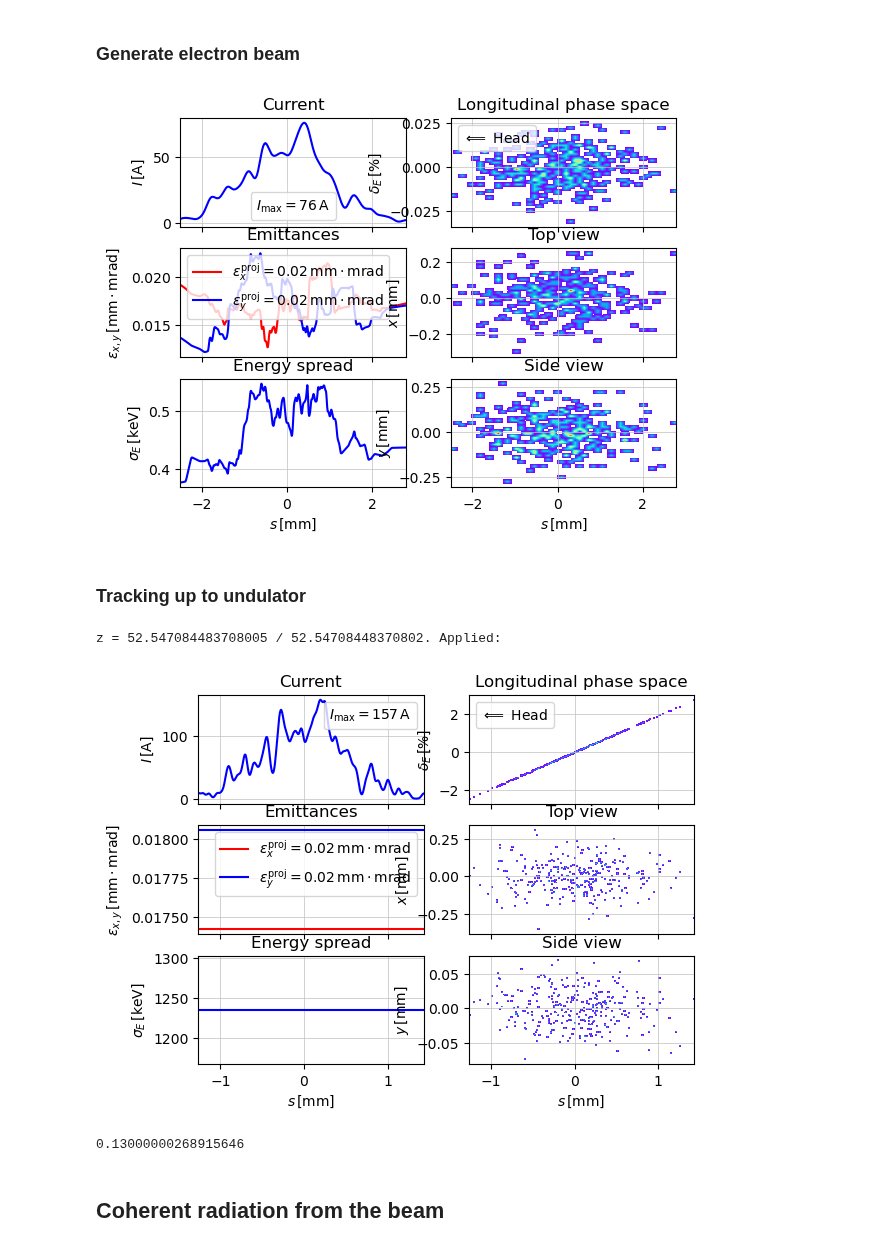
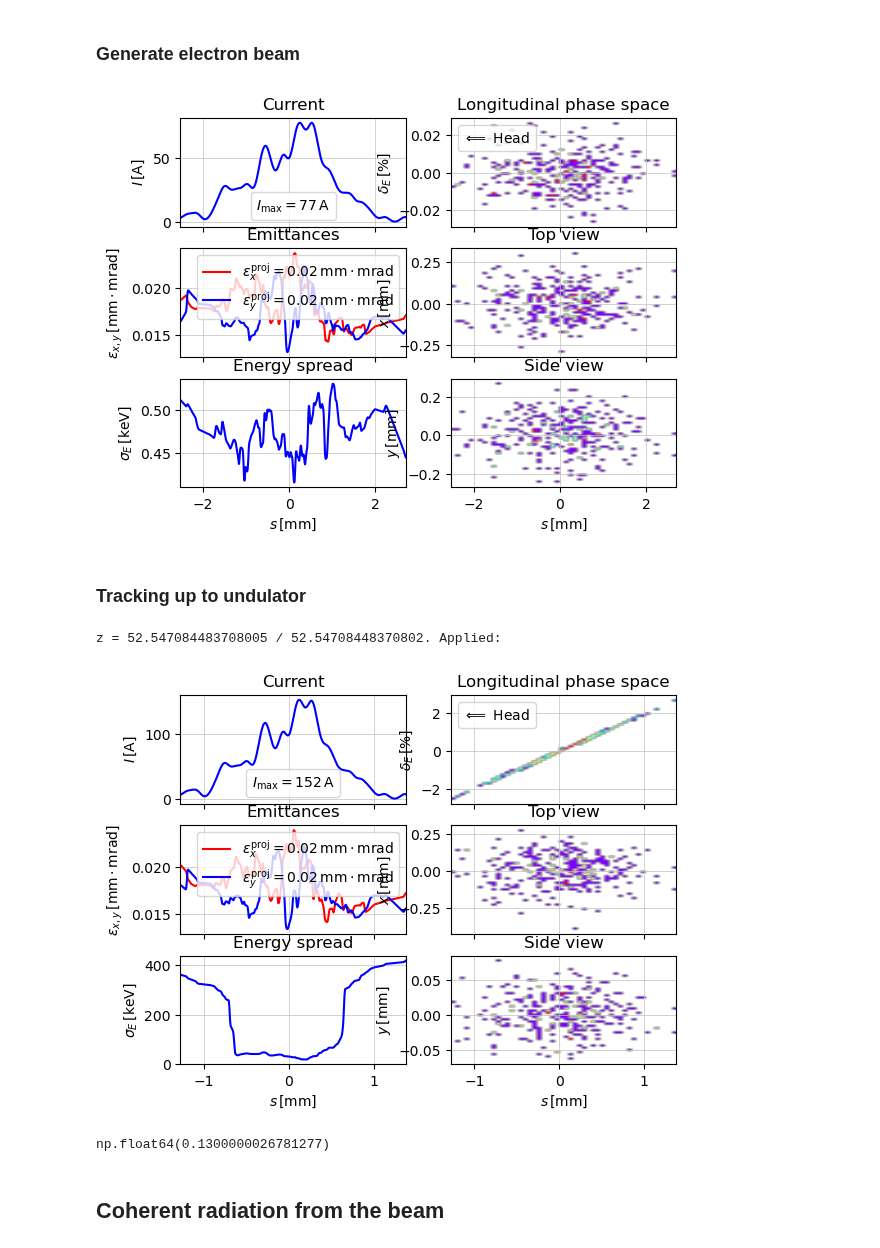
Before and after one commit to ocelot-collab/ocelot, a Jupyter notebook: demos/ipython_tutorials/9_thz_source.ipynb, the cells around one changed output. Saved outputs shown, nothing was run; the diff lists cells and outputs as text; code cells hidden in the pictures.

```diff
--- a/demos/ipython_tutorials/9_thz_source.ipynb
+++ b/demos/ipython_tutorials/9_thz_source.ipynb
@@ -274,29 +271,29 @@ lat.update_transfer_maps()
 # %% [markdown]
 ### Generate electron beam
 # %%
-np.random.seed(10)
+np.random.seed(30)
 parray = generate_parray(sigma_x=0.0001, sigma_px=2e-05, sigma_y=None, sigma_py=None,
                          sigma_tau=0.001, sigma_p=0.0001, chirp=0.0, charge=0.5e-09,
-                         nparticles=300, energy=0.005, tau_trunc=None)
+                         nparticles=300, energy=0.005, tau_trunc=None, shape="gauss")
 
 show_e_beam(parray,nparts_in_slice=50,smooth_param=0.1, nbins_x=50, nbins_y=50, nfig=10)
 plt.show()
 # %% [output]
-[figure, old version]
+[figure, new version]
 # %% [markdown]
 ### Tracking up to undulator
 # %%
 navi = Navigator(lat)
 tws_track, parray = track(lat, parray, navi)
-show_e_beam(parray, nfig=201)
+show_e_beam(parray, nparts_in_slice=50,smooth_param=0.1, nbins_x=50, nbins_y=50, nfig=201)
 plt.show()
 # %% [output]
 z = 52.547084483708005 / 52.54708448370802. Applied:
-[figure, old version]
+[figure, new version]
 # %%
 parray.E
 # %% [output]
-0.13000000268915646
+np.float64(0.1300000026781277)
 # %% [markdown]
 <a id='coherent'></a>
 ## Coherent radiation from the beam
```
Also changed, not shown: parts of 7 cells of this notebook, 4 other files.
